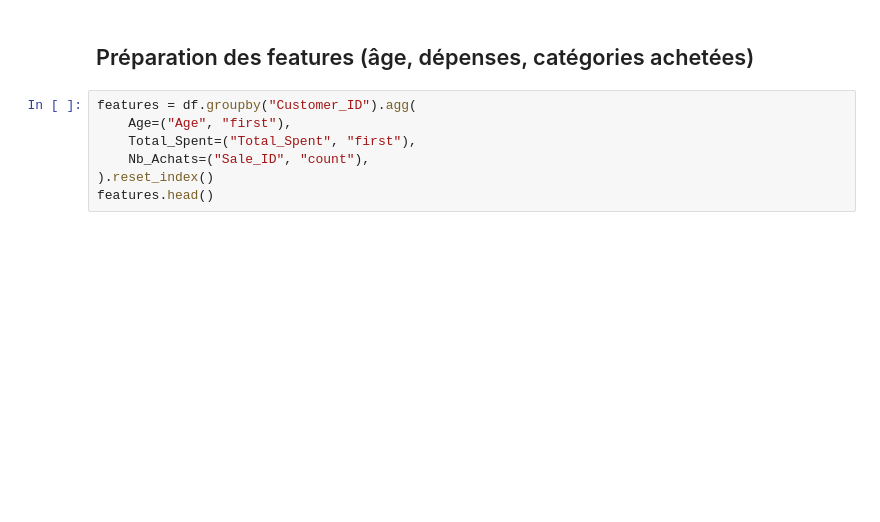
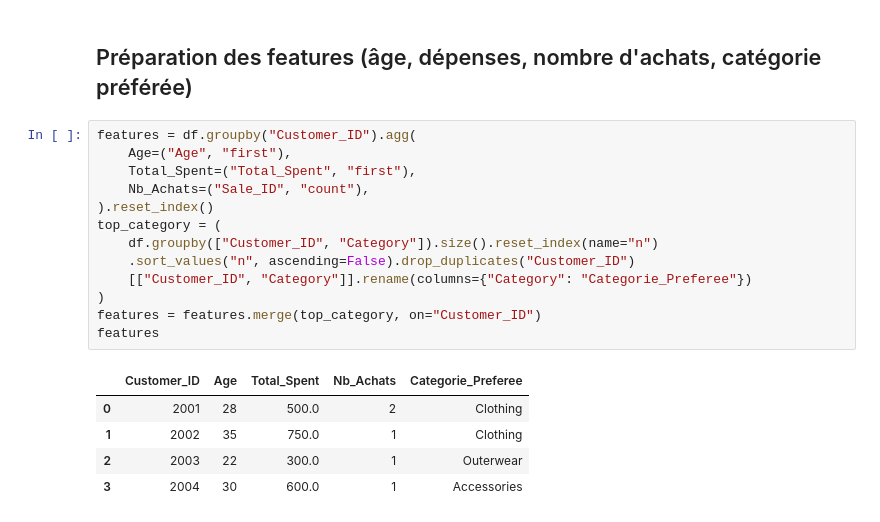
Before and after one commit to N-H4rY/analyse-optimisation-marketing, a Jupyter notebook: notebooks/M3_segmentation_client.ipynb, the cells around one changed output. Cells and saved outputs as stored; diff of their text form; blank space fills up the shorter version.

```diff
--- a/notebooks/M3_segmentation_client.ipynb
+++ b/notebooks/M3_segmentation_client.ipynb
@@ -19,9 +27,21 @@ df.head()
 # %% [markdown]
-## Préparation des features (âge, dépenses, catégories achetées)
+## Préparation des features (âge, dépenses, nombre d'achats, catégorie préférée)
 # %%
 features = df.groupby("Customer_ID").agg(
     Age=("Age", "first"),
     Total_Spent=("Total_Spent", "first"),
     Nb_Achats=("Sale_ID", "count"),
 ).reset_index()
-features.head()
+top_category = (
+    df.groupby(["Customer_ID", "Category"]).size().reset_index(name="n")
+    .sort_values("n", ascending=False).drop_duplicates("Customer_ID")
+    [["Customer_ID", "Category"]].rename(columns={"Category": "Categorie_Preferee"})
+)
+features = features.merge(top_category, on="Customer_ID")
+features
+# %% [output]
+|  | Customer_ID | Age | Total_Spent | Nb_Achats | Categorie_Preferee |
+| 0 | 2001 | 28 | 500.0 | 2 | Clothing |
+| 1 | 2002 | 35 | 750.0 | 1 | Clothing |
+| 2 | 2003 | 22 | 300.0 | 1 | Outerwear |
+| 3 | 2004 | 30 | 600.0 | 1 | Accessories |
```
Also changed, not shown: parts of 11 cells of this notebook, 8 other files.
